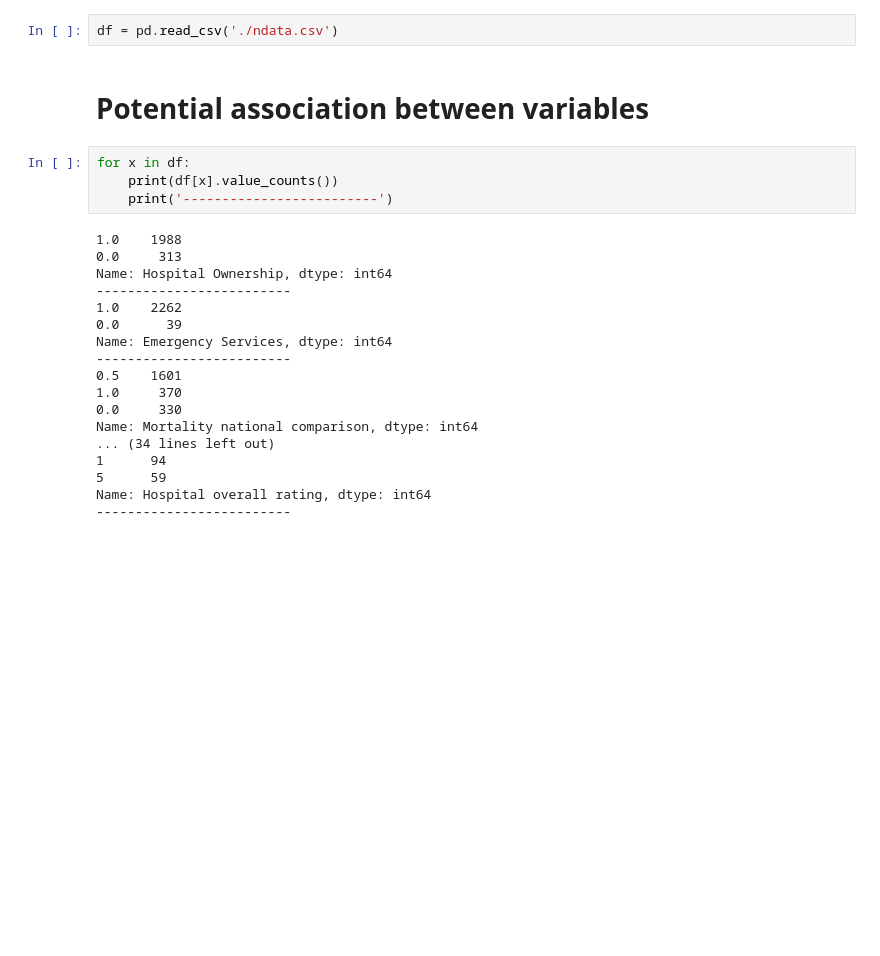
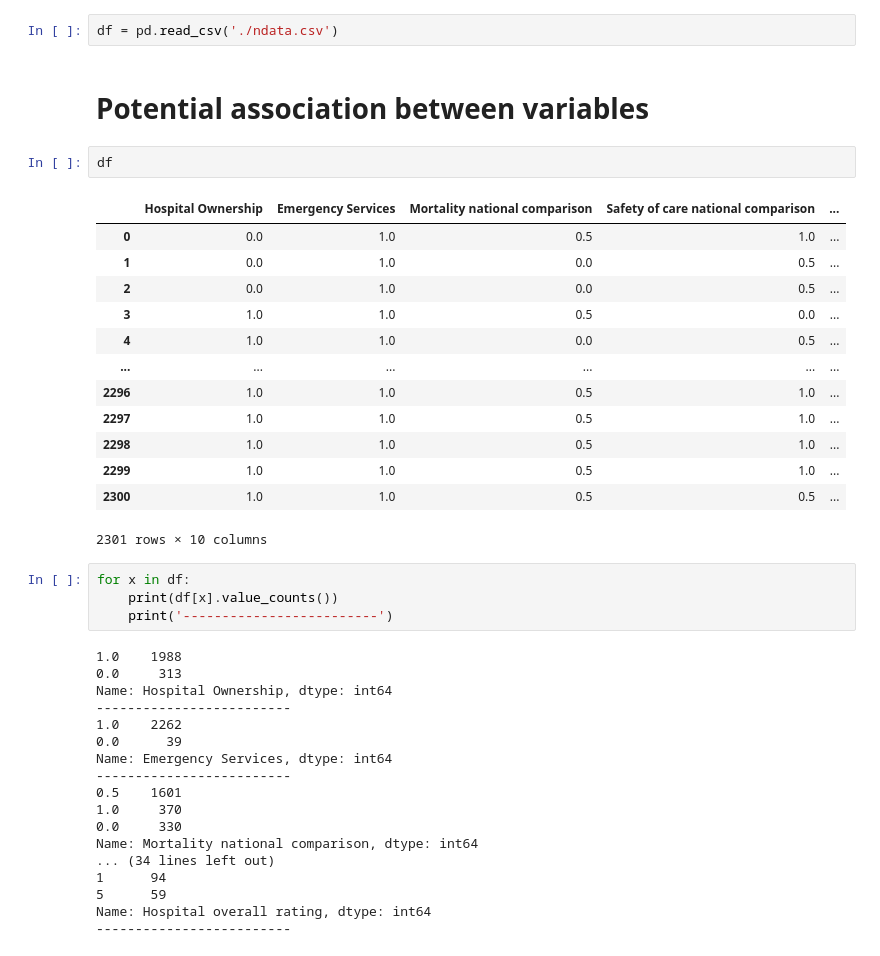
Before and after one commit to dechen001/ECE-225A-Project, a Jupyter notebook: Project_EDA.ipynb, the cells around one changed output. Saved outputs shown, nothing was run; the diff lists cells and outputs as text; blank space fills up the shorter version.

```diff
--- a/Project_EDA.ipynb
+++ b/Project_EDA.ipynb
@@ -11,6 +11,22 @@ import sklearn.preprocessing as preprocessing
 df = pd.read_csv('./ndata.csv')
 # %% [markdown]
 # Potential association between variables
+# %%
+df
+# %% [output]
+|  | Hospital Ownership | Emergency Services | Mortality national comparison | Safety of care national comparison | ... |
+| 0 | 0.0 | 1.0 | 0.5 | 1.0 | ... |
+| 1 | 0.0 | 1.0 | 0.0 | 0.5 | ... |
+| 2 | 0.0 | 1.0 | 0.0 | 0.5 | ... |
+| 3 | 1.0 | 1.0 | 0.5 | 0.0 | ... |
+| 4 | 1.0 | 1.0 | 0.0 | 0.5 | ... |
+| ... | ... | ... | ... | ... | ... |
+| 2296 | 1.0 | 1.0 | 0.5 | 1.0 | ... |
+| 2297 | 1.0 | 1.0 | 0.5 | 1.0 | ... |
+| 2298 | 1.0 | 1.0 | 0.5 | 1.0 | ... |
+| 2299 | 1.0 | 1.0 | 0.5 | 1.0 | ... |
+| 2300 | 1.0 | 1.0 | 0.5 | 0.5 | ... |
+2301 rows × 10 columns
 # %%
 for x in df:
     print(df[x].value_counts())
```
Also changed, not shown: parts of 3 cells of this notebook, 1 other file.
